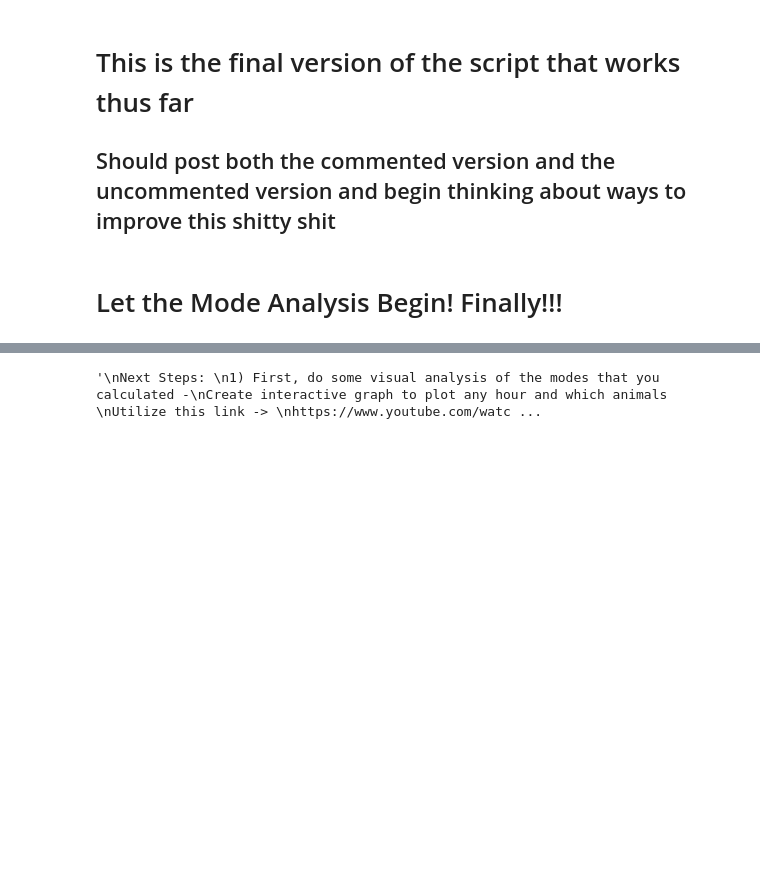
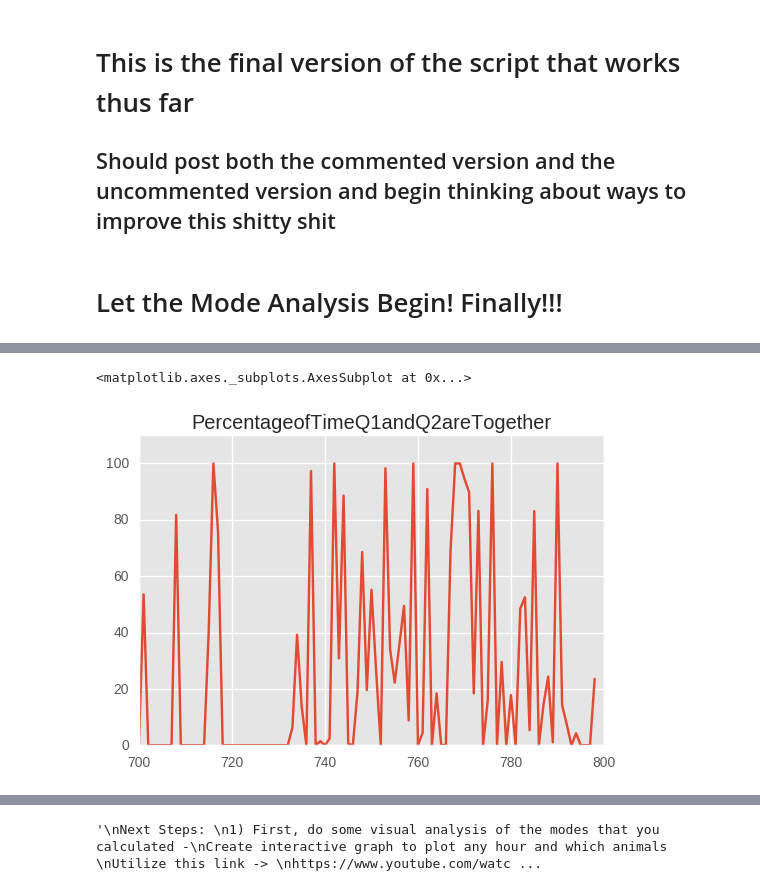
Before and after one commit to Zachary-Diemer21/NakedMoleRat, a Jupyter notebook: NMRResearchModeCalc.ipynb, the cells around one changed output, grey strips where cells are left out. Cells and saved outputs as stored; diff of their text form; code cells hidden in the pictures; blank space fills up the shorter version.

```diff
--- a/NMRResearchModeCalc.ipynb
+++ b/NMRResearchModeCalc.ipynb
@@ -1048,0 +1178,16 @@ modeAnaDF.describe()
+# %%
+modeAnaDF1 = pd.read_table('QueensAndBreedSumsWithOneAnother.txt', sep = ',')
+
+modeAnaDF1.columns = ['Queen1isWithQueen2','Queen1isWithBreedMale','Queen2isWithBreedMale', 'Tot']
+
+modeAnaDF1['PercentageofTimeQ1andQ2areTogether'] = (modeAnaDF1['Queen1isWithQueen2']/modeAnaDF1['Tot'])*100
+
+modeAnaDF1['PercentageofTimeQ1andBreedMaleareTogether'] = (modeAnaDF1['Queen1isWithBreedMale']/modeAnaDF1['Tot'])*100
+
+modeAnaDF1['PercentageofTimeQ2andBreedMaleareTogether'] = (modeAnaDF1['Queen2isWithBreedMale']/modeAnaDF1['Tot'])*100
+
+modeAnaDF1.head()
+
+# dfFinalMat['Queen1isWithBreedMale'] = np.where(dfFinalMat['R1'] == dfFinalMat['R3'], 1, 0)
+
+# dfFinalMat['Queen2isWithBreedMale'] = np.where(dfFinalMat['R2'] == dfFinalMat['R3'], 1, 0)
@@ -1048,0 +1201,11 @@ modeAnaDF.describe()
+# %%
+# Plot Percentages that the animals were with one another over time
+
+modeAnaDF1['Time (In Hours)'] = pd.Series(list(range(len(modeAnaDF1))))
+
+# ax = modeAnaDF1.plot(x = 'Time (In Hours)', y = 'PercentageofTimeQ1andQ2areTogether', kind = 'line')
+
+modeAnaDF1['PercentageofTimeQ1andQ2areTogether'].plot(xlim = (700,800), ylim = (0,110), title = 'PercentageofTimeQ1andQ2areTogether')
+# %% [output]
+<matplotlib.axes._subplots.AxesSubplot at 0x...>
+[figure, added]
```
Also changed, not shown: parts of 33 cells of this notebook.
